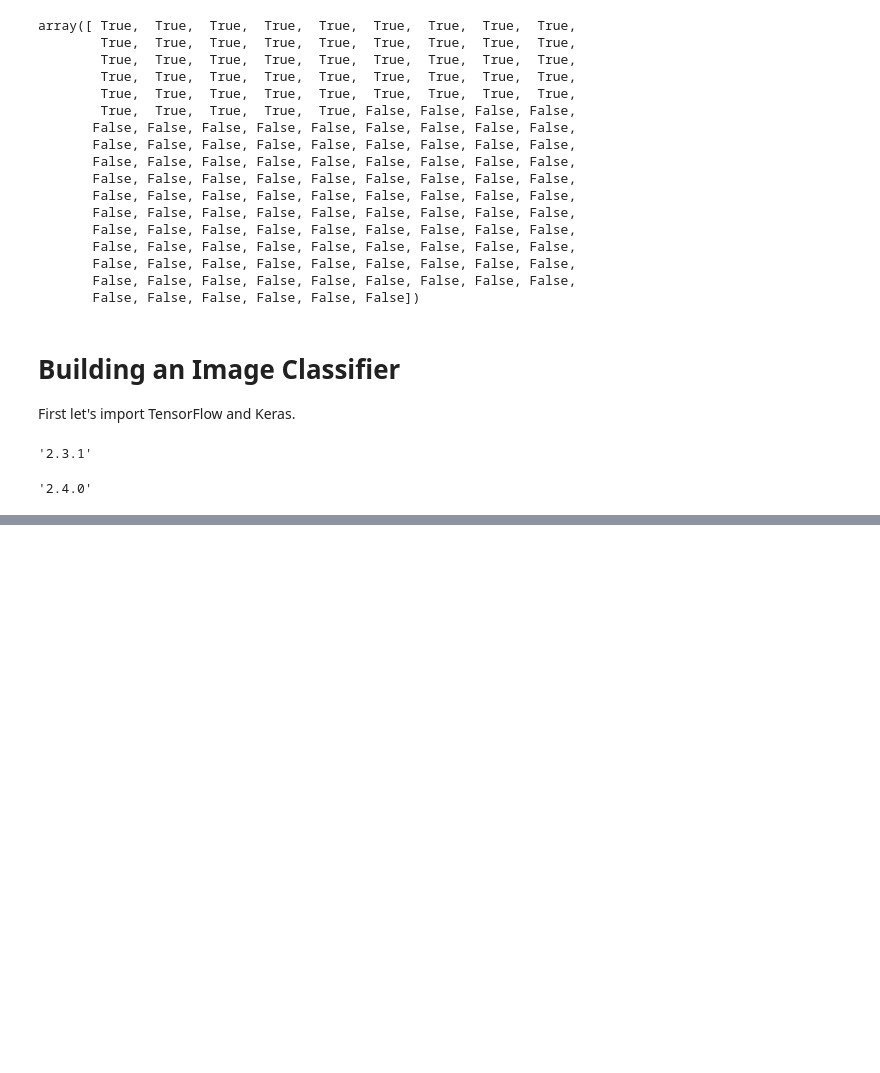
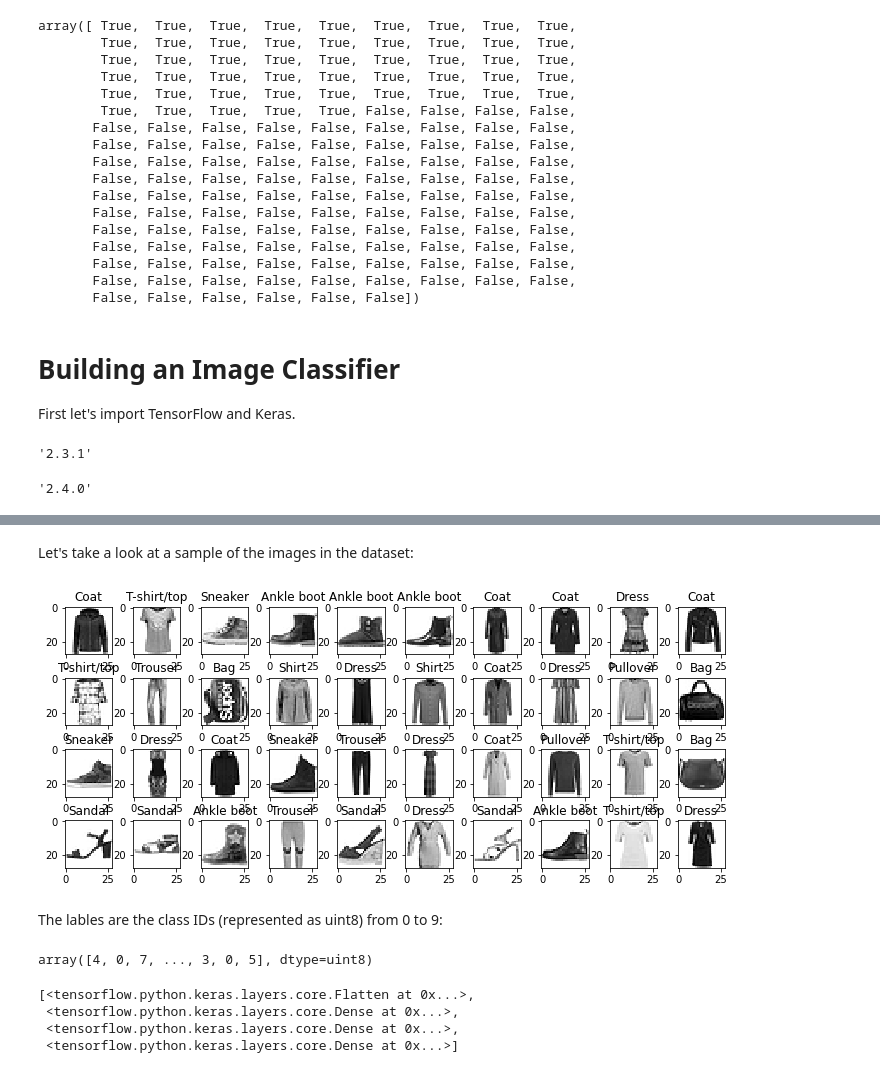
Before and after one commit to Dong-Chan/SelfDrivingCarEngineer, a Jupyter notebook: DeepLearning/10_neural_nets_with_keras.ipynb, the cells around one changed output, grey strips where cells are left out. Saved outputs shown, nothing was run; the diff lists cells and outputs as text; code cells hidden in the pictures; blank space fills up the shorter version.

```diff
--- a/DeepLearning/10_neural_nets_with_keras.ipynb
+++ b/DeepLearning/10_neural_nets_with_keras.ipynb
@@ -65,0 +105,22 @@ X_train_full.dtype
+# %% [markdown]
+Let's take a look at a sample of the images in the dataset:
+# %%
+n_rows = 4
+n_cols = 10
+plt.figure(figsize=(n_cols * 1.2, n_rows * 1.2))
+for row in range(n_rows):
+    for col in range(n_cols):
+        index = n_cols * row + col
+        plt.subplot(n_rows, n_cols, index + 1)
+        plt.imshow(X_train[index], cmap="binary", interpolation="nearest")
+        plt.title(class_names[y_train[index]], fontsize=12)
+plt.subplots_adjust(wspace=0.2, hspace=0.5)
+plt.show()
+# %% [output]
+[figure, added]
+# %% [markdown]
+The lables are the class IDs (represented as uint8) from 0 to 9:
+# %%
+y_train
+# %% [output]
+array([4, 0, 7, ..., 3, 0, 5], dtype=uint8)
@@ -65,0 +134,7 @@ X_train_full.dtype
+# %%
+model.layers
+# %% [output]
+[<tensorflow.python.keras.layers.core.Flatten at 0x...>,
+ <tensorflow.python.keras.layers.core.Dense at 0x...>,
+ <tensorflow.python.keras.layers.core.Dense at 0x...>,
+ <tensorflow.python.keras.layers.core.Dense at 0x...>]
```
Also changed, not shown: parts of 12 cells of this notebook, 2 other files.
